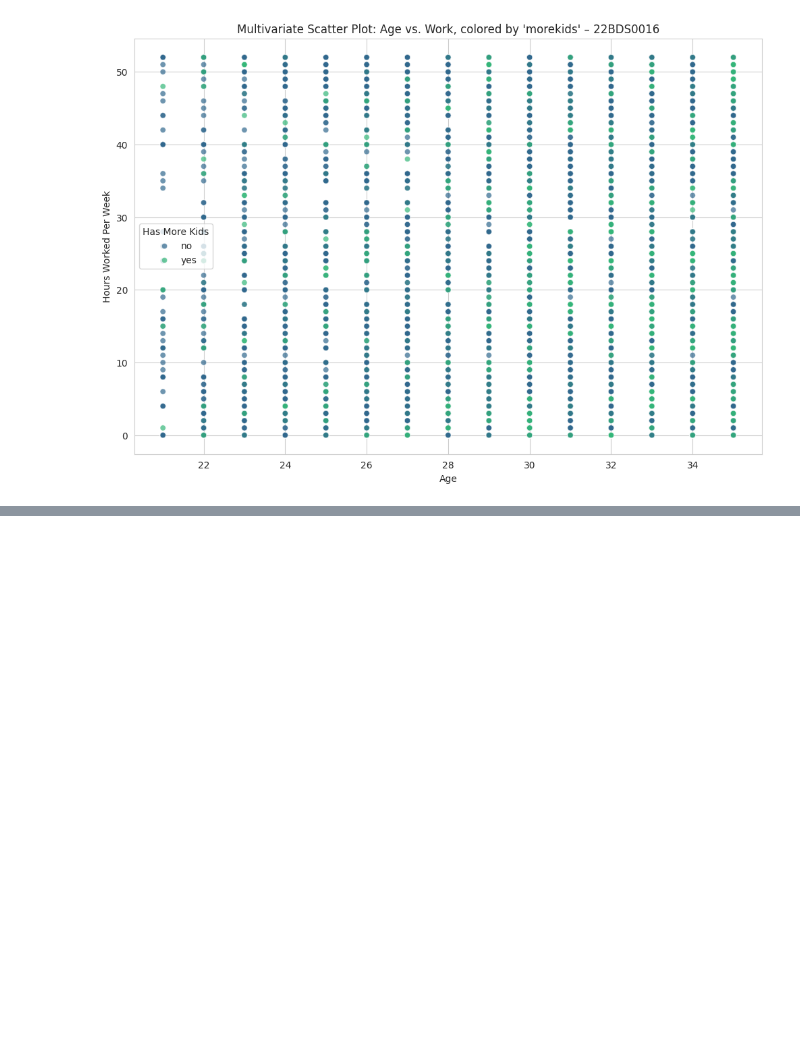
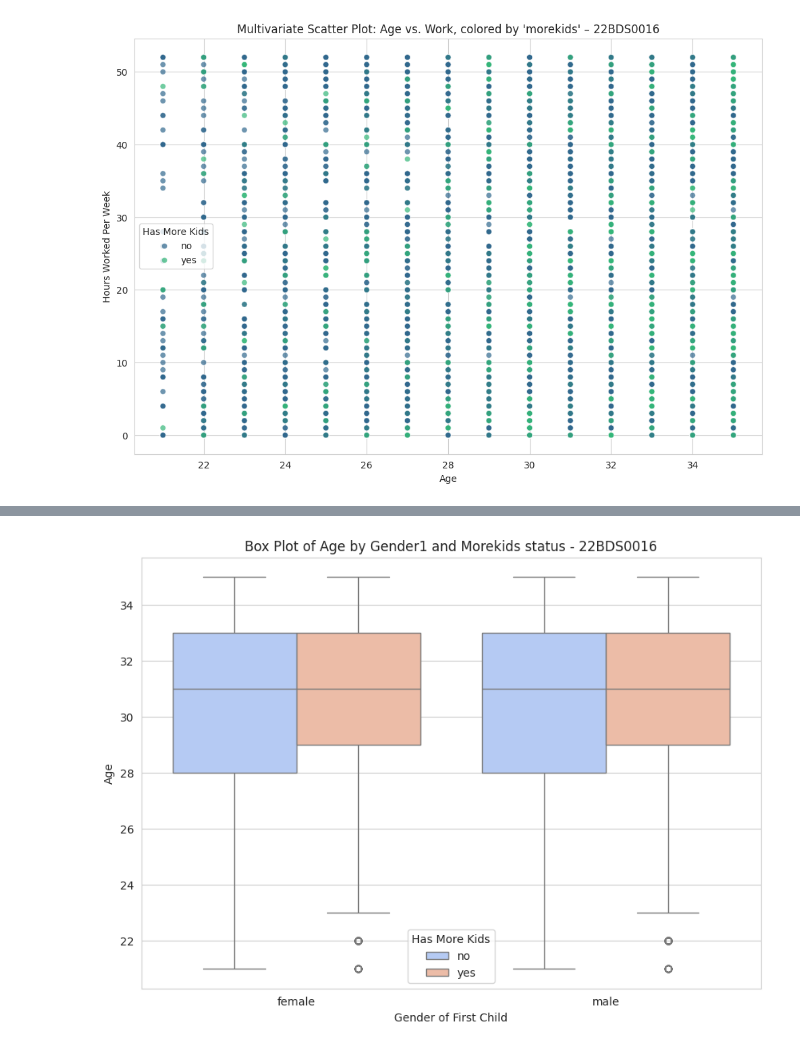
Before and after one commit to abhir00p/22BDS0016-EDA, a Jupyter notebook: 22BDS0016.ipynb, the cells around one changed output, grey strips where cells are left out. Saved outputs shown, nothing was run; the diff lists cells and outputs as text; code cells hidden in the pictures; blank space fills up the shorter version.

```diff
--- a/22BDS0016.ipynb
+++ b/22BDS0016.ipynb
@@ -348,0 +395,11 @@ plt.show()
+# %%
+# --- 3D Analysis ---
+plt.figure(figsize=(10, 7))
+sns.boxplot(data=df, x='gender1', y='age', hue='morekids', palette='coolwarm')
+plt.title("Box Plot of Age by Gender1 and Morekids status - 22BDS0016")
+plt.xlabel("Gender of First Child")
+plt.ylabel("Age")
+plt.legend(title='Has More Kids')
+plt.show()
+# %% [output]
+[figure, added]
```
Also changed, not shown: parts of 3 cells of this notebook.
